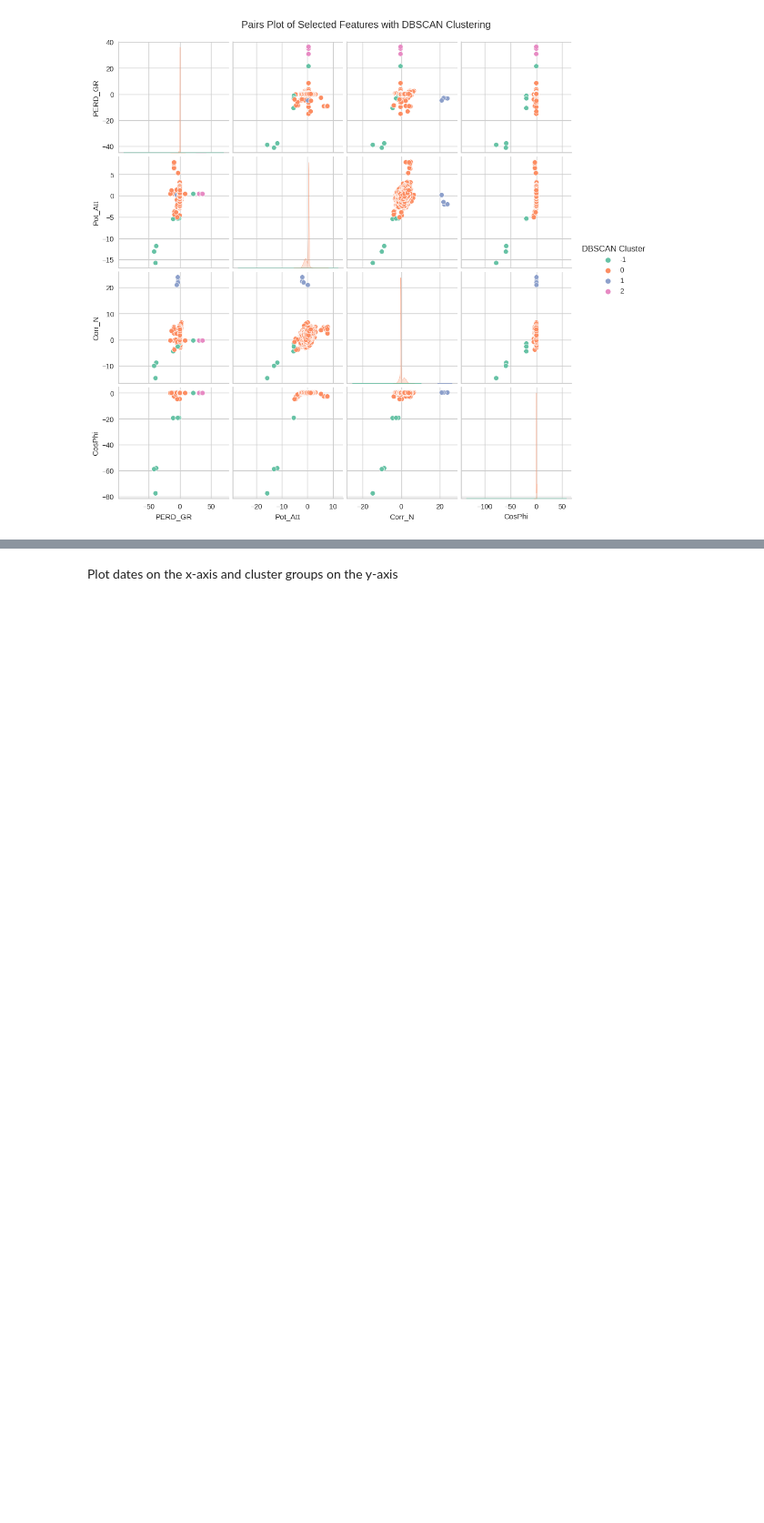
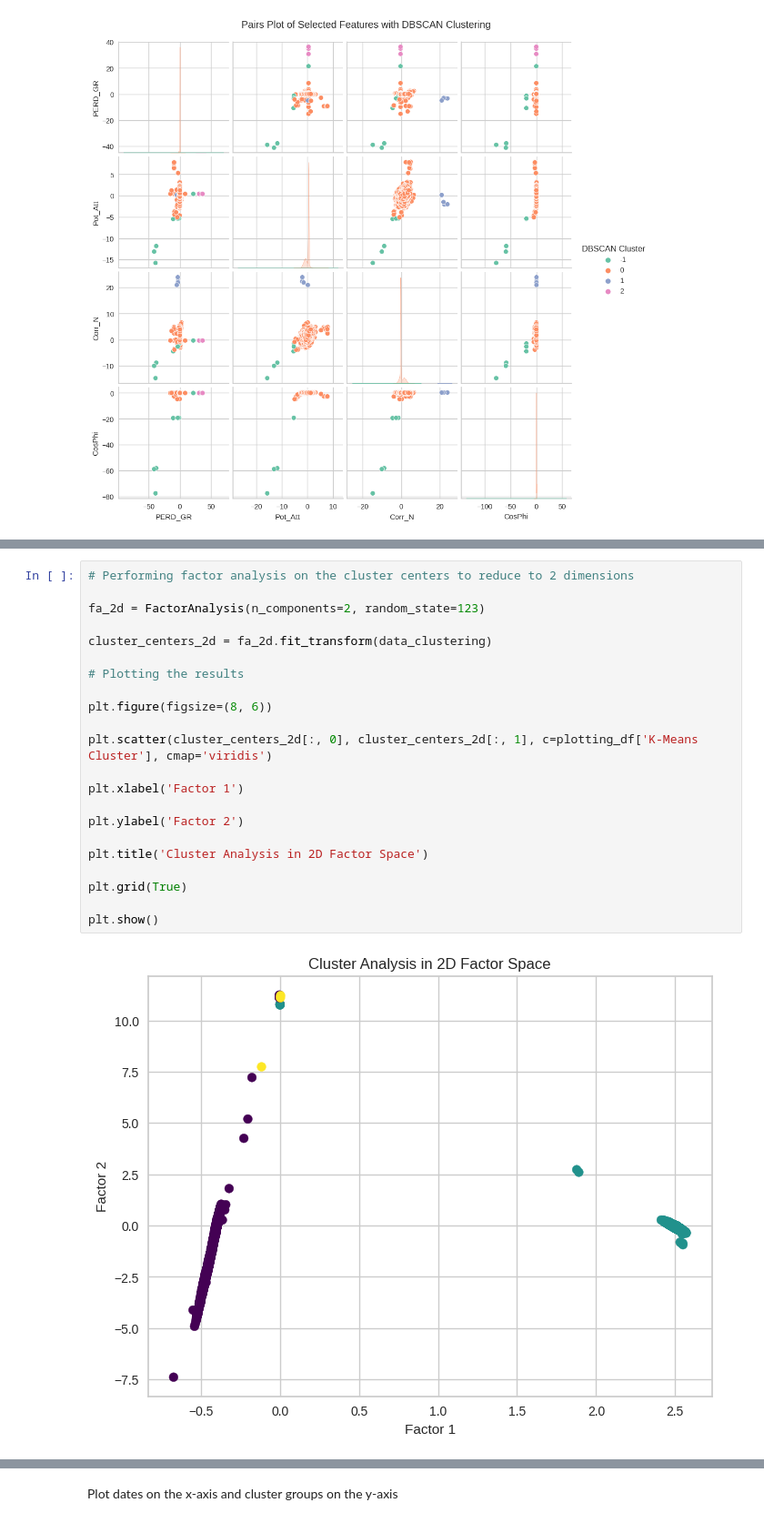
Before and after one commit to Matt17BR/ml4ds2324_cluster_analysis, a Jupyter notebook: scripts/cluster_analysis.ipynb, the cells around one changed output, grey strips where cells are left out. Shown: that part at 91% size. Cells and saved outputs as stored; diff of their text form; blank space fills up the shorter version.

```diff
--- a/scripts/cluster_analysis.ipynb
+++ b/scripts/cluster_analysis.ipynb
@@ -140,0 +198,24 @@ plt.show()
+# %%
+# Performing factor analysis on the cluster centers to reduce to 2 dimensions
+
+fa_2d = FactorAnalysis(n_components=2, random_state=123)
+
+cluster_centers_2d = fa_2d.fit_transform(data_clustering)
+
+# Plotting the results
+
+plt.figure(figsize=(8, 6))
+
+plt.scatter(cluster_centers_2d[:, 0], cluster_centers_2d[:, 1], c=plotting_df['K-Means Cluster'], cmap='viridis')
+
+plt.xlabel('Factor 1')
+
+plt.ylabel('Factor 2')
+
+plt.title('Cluster Analysis in 2D Factor Space')
+
+plt.grid(True)
+
+plt.show()
+# %% [output]
+[figure, added]
```
Also changed, not shown: parts of 5 cells of this notebook, 1 other file.
